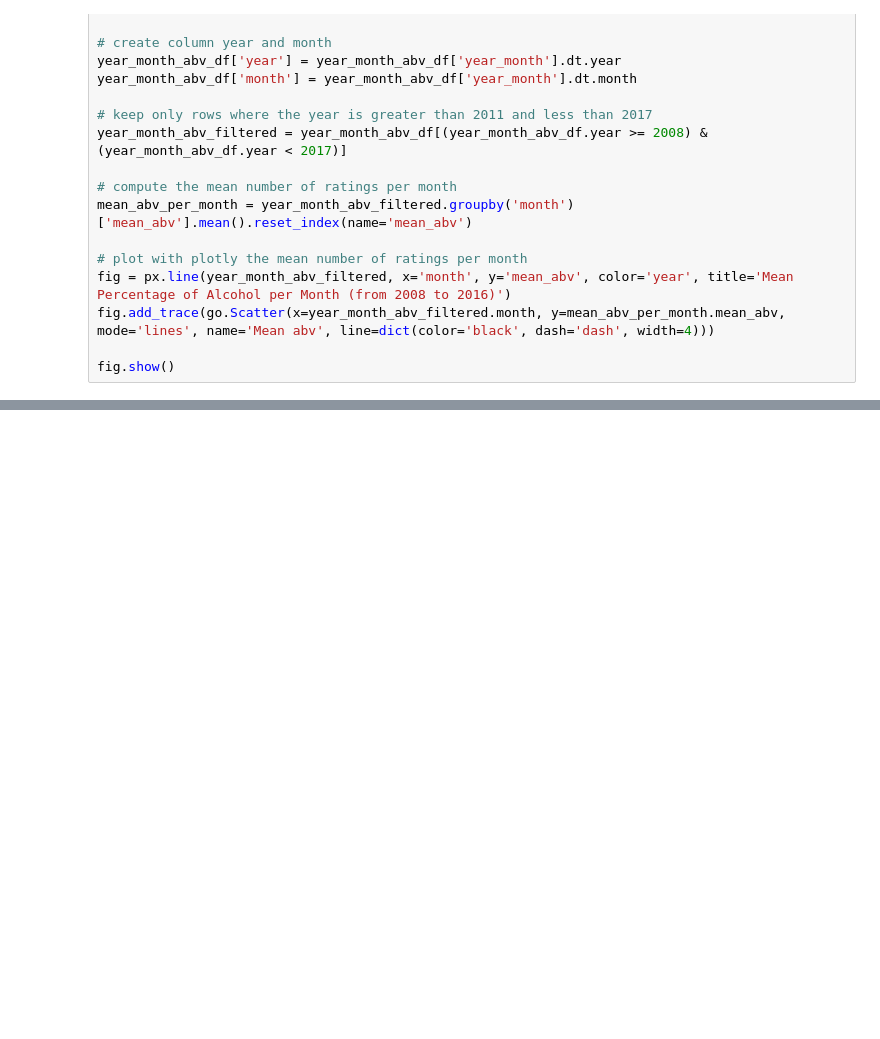
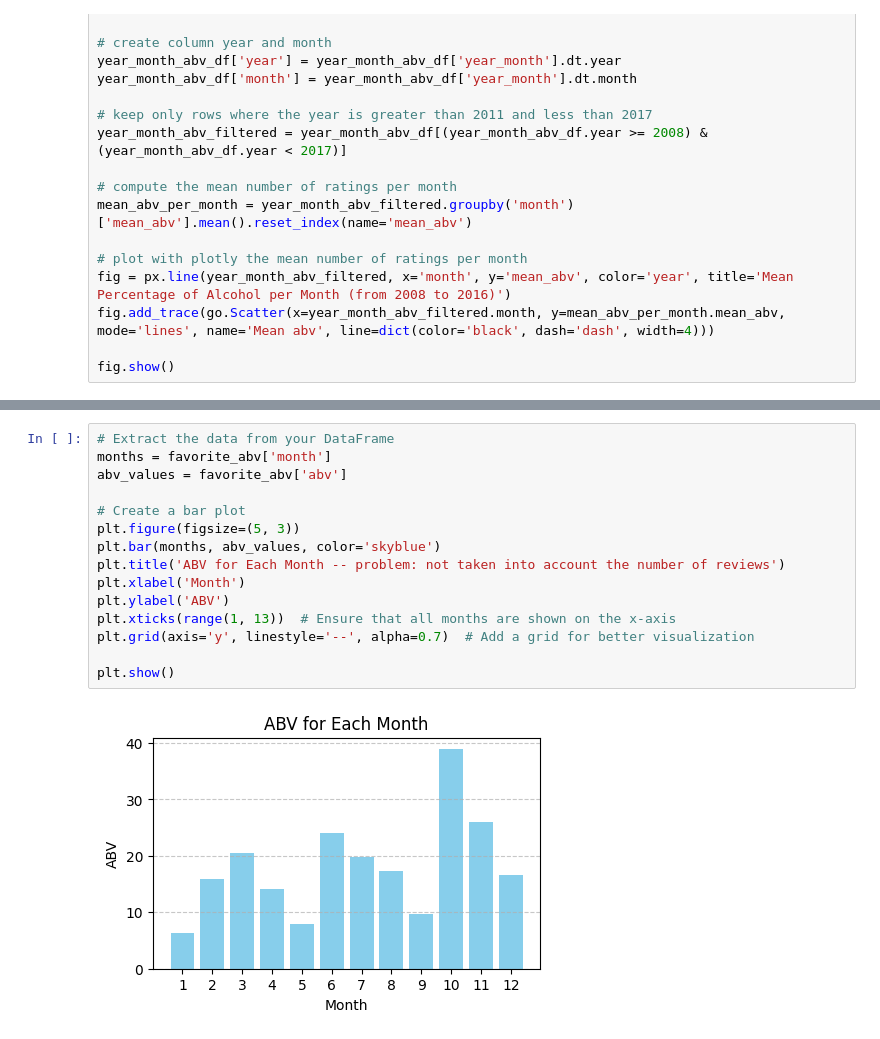
Before and after one commit to epfl-ada/ada-2023-project-datababes, a Jupyter notebook: alc.ipynb, the cells around one changed output, grey strips where cells are left out. Cells and saved outputs as stored; diff of their text form; blank space fills up the shorter version.

```diff
--- a/alc.ipynb
+++ b/alc.ipynb
@@ -364,0 +458,17 @@ fig.show()
+# %%
+# Extract the data from your DataFrame
+months = favorite_abv['month']
+abv_values = favorite_abv['abv']
+
+# Create a bar plot
+plt.figure(figsize=(5, 3))
+plt.bar(months, abv_values, color='skyblue')
+plt.title('ABV for Each Month -- problem: not taken into account the number of reviews')
+plt.xlabel('Month')
+plt.ylabel('ABV')
+plt.xticks(range(1, 13))  # Ensure that all months are shown on the x-axis
+plt.grid(axis='y', linestyle='--', alpha=0.7)  # Add a grid for better visualization
+
+plt.show()
+# %% [output]
+[figure, added]
```
Also changed, not shown: parts of 9 cells of this notebook.
